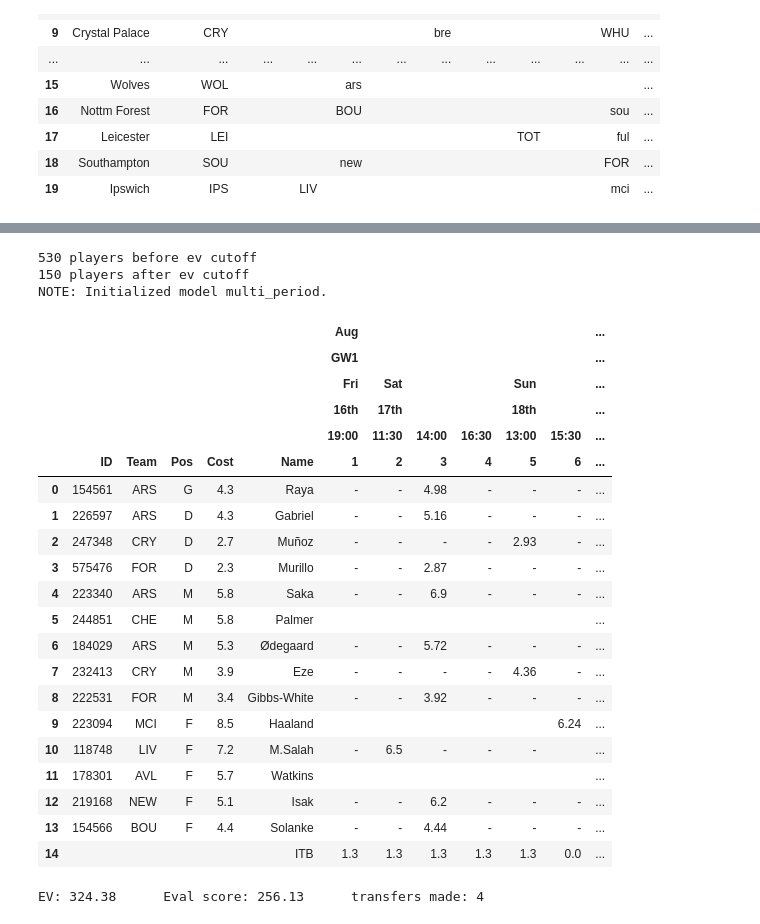
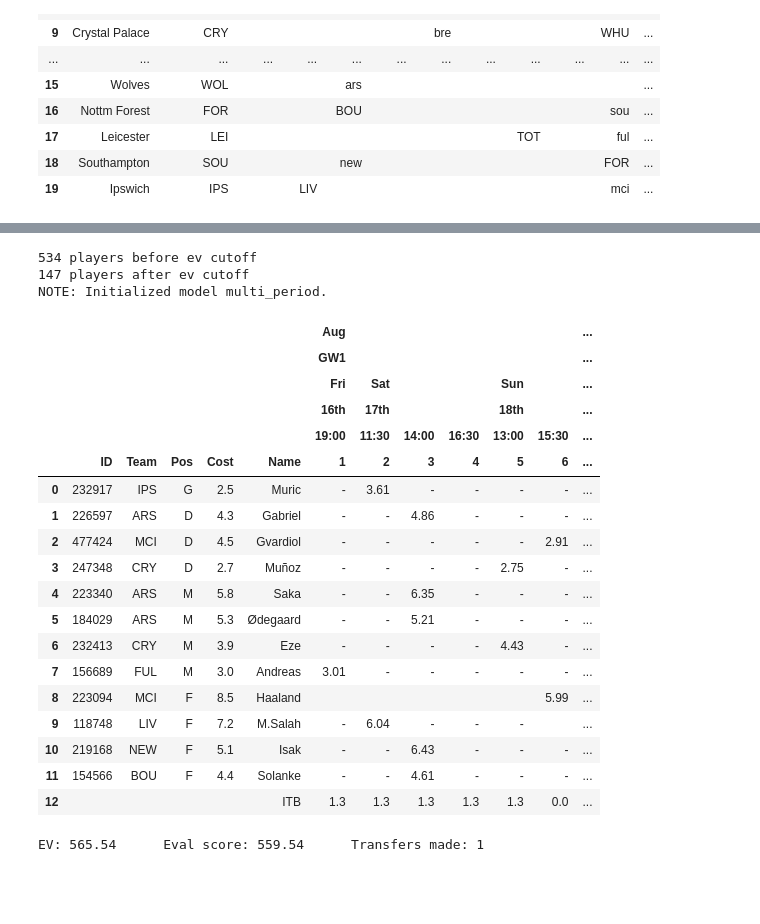
Before and after one commit to SamTroy/TFF_Optimization, a Jupyter notebook: notebooks/tff_optimization.ipynb, the cells around one changed output, grey strips where cells are left out. Drawn from its saved outputs; the diff is of its cells as text; code cells hidden in the pictures; blank space fills up the shorter version.

Commit message:
initial public commit

```diff
--- a/notebooks/tff_optimization.ipynb
+++ b/notebooks/tff_optimization.ipynb
@@ -114,7 +97,7 @@ def generate_fixtures(custom_fixtures = None, exclude_past_games = True, last_da
         today_datetime = datetime.datetime.today()
         for index, row in fixture_df.copy().iterrows():
             # if row['datetime_str'] < today_datetime:
-            if row['datetime_str'] < datetime.datetime.strftime(today_datetime, "%Y-%m-%d"):
+            if row['datetime_str'] < datetime.datetime.strftime(today_datetime, '%Y-%m-%dT%H:%M:%SZ'):
                 fixture_df = fixture_df.loc[fixture_df['datetime_str']!=row['datetime_str']]
         fixture_df.reset_index(drop=True)
     if last_date is not None:
@@ -802,7 +871,7 @@ fixture_results = generate_fixtures(custom_fixtures=None, exclude_past_games=Fal
 | 18 | Southampton | SOU |  |  | new |  |  |  |  |  | FOR | ... |
 | 19 | Ipswich | IPS |  | LIV |  |  |  |  |  |  | mci | ... |
 # %%
-ev_results = generate_ev(custom_fixtures=None, exclude_past_games=True, last_date='2024-11-23', xmin_cutoff=45)
+ev_results = generate_ev(custom_fixtures=None, exclude_past_games=True, last_date='2024-11-23', xmin_cutoff=30)
 ev_df = ev_results['ev_df']
 fixture_df = ev_results['fixture_df']
 # %% [output]
@@ -819,31 +889,29 @@ Player EV dataframe saved to ../data/tff_model_output.csv
 # %%
-solve_results = solve_tff_mp(ev_df=ev_df, fixture_df=fixture_df, initial_squad=None, last_date='2024-09-30',
+solve_results = solve_tff_mp(ev_df=ev_df, fixture_df=fixture_df, initial_squad=None, last_date='2024-11-23', flatten_dates_after='2024-09-30',
                  total_pts_cutoff=0.3, ppm_cutoff=0.5,
-                 ta_tot=40, ta_gw=5, objective='decay', weekly_decay=0.95, transfer_cost=6)
+                 ta_tot=40, ta_gw=5, objective='regular', weekly_decay=0.95, transfer_cost=6)
 # %% [output]
-530 players before ev cutoff
-150 players after ev cutoff
+534 players before ev cutoff
+147 players after ev cutoff
 NOTE: Initialized model multi_period.
 |  |  |  |  |  |  | Aug |  |  |  |  |  | ... |
 |  |  |  |  |  |  | GW1 |  |  |  |  |  | ... |
 |  |  |  |  |  |  | Fri | Sat |  |  | Sun |  | ... |
 |  |  |  |  |  |  | 16th | 17th |  |  | 18th |  | ... |
 |  |  |  |  |  |  | 19:00 | 11:30 | 14:00 | 16:30 | 13:00 | 15:30 | ... |
 |  | ID | Team | Pos | Cost | Name | 1 | 2 | 3 | 4 | 5 | 6 | ... |
-| 0 | 154561 | ARS | G | 4.3 | Raya | - | - | 4.98 | - | - | - | ... |
-| 1 | 226597 | ARS | D | 4.3 | Gabriel | - | - | 5.16 | - | - | - | ... |
-| 2 | 247348 | CRY | D | 2.7 | Muñoz | - | - | - | - | 2.93 | - | ... |
-| 3 | 575476 | FOR | D | 2.3 | Murillo | - | - | 2.87 | - | - | - | ... |
-| 4 | 223340 | ARS | M | 5.8 | Saka | - | - | 6.9 | - | - | - | ... |
-| 5 | 244851 | CHE | M | 5.8 | Palmer |  |  |  |  |  |  | ... |
-| 6 | 184029 | ARS | M | 5.3 | Ødegaard | - | - | 5.72 | - | - | - | ... |
-| 7 | 232413 | CRY | M | 3.9 | Eze | - | - | - | - | 4.36 | - | ... |
-| 8 | 222531 | FOR | M | 3.4 | Gibbs-White | - | - | 3.92 | - | - | - | ... |
-| 9 | 223094 | MCI | F | 8.5 | Haaland |  |  |  |  |  | 6.24 | ... |
-| 10 | 118748 | LIV | F | 7.2 | M.Salah | - | 6.5 | - | - | - |  | ... |
-| 11 | 178301 | AVL | F | 5.7 | Watkins |  |  |  |  |  |  | ... |
-| 12 | 219168 | NEW | F | 5.1 | Isak | - | - | 6.2 | - | - | - | ... |
-| 13 | 154566 | BOU | F | 4.4 | Solanke | - | - | 4.44 | - | - | - | ... |
-| 14 |  |  |  |  | ITB | 1.3 | 1.3 | 1.3 | 1.3 | 1.3 | 0.0 | ... |
+| 0 | 232917 | IPS | G | 2.5 | Muric | - | 3.61 | - | - | - | - | ... |
+| 1 | 226597 | ARS | D | 4.3 | Gabriel | - | - | 4.86 | - | - | - | ... |
+| 2 | 477424 | MCI | D | 4.5 | Gvardiol | - | - | - | - | - | 2.91 | ... |
+| 3 | 247348 | CRY | D | 2.7 | Muñoz | - | - | - | - | 2.75 | - | ... |
+| 4 | 223340 | ARS | M | 5.8 | Saka | - | - | 6.35 | - | - | - | ... |
+| 5 | 184029 | ARS | M | 5.3 | Ødegaard | - | - | 5.21 | - | - | - | ... |
+| 6 | 232413 | CRY | M | 3.9 | Eze | - | - | - | - | 4.43 | - | ... |
+| 7 | 156689 | FUL | M | 3.0 | Andreas | 3.01 | - | - | - | - | - | ... |
+| 8 | 223094 | MCI | F | 8.5 | Haaland |  |  |  |  |  | 5.99 | ... |
+| 9 | 118748 | LIV | F | 7.2 | M.Salah | - | 6.04 | - | - | - |  | ... |
+| 10 | 219168 | NEW | F | 5.1 | Isak | - | - | 6.43 | - | - | - | ... |
+| 11 | 154566 | BOU | F | 4.4 | Solanke | - | - | 4.61 | - | - | - | ... |
+| 12 |  |  |  |  | ITB | 1.3 | 1.3 | 1.3 | 1.3 | 1.3 | 0.0 | ... |
-EV: 324.38      Eval score: 256.13      transfers made: 4
+EV: 565.54      Eval score: 559.54      Transfers made: 1
 # %%
```
Also changed, not shown: parts of 7 cells of this notebook, 4 other files.
